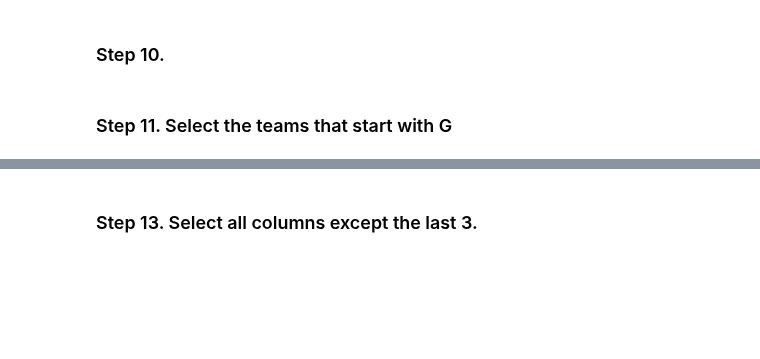
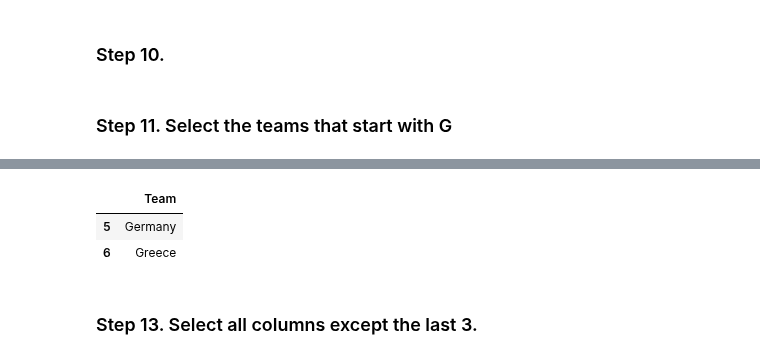
Before and after one commit to AGC79/ONLINE_DS_THEBRDIGE_TRABAJOSAGC, a Jupyter notebook: 2-DATA_ANALYSIS/2-Pandas/Practica/4-Euro12/Euro12_alvaro_guerra_cabello.ipynb, the cells around one changed output, grey strips where cells are left out. Cells and saved outputs as stored; diff of their text form; code cells hidden in the pictures; blank space fills up the shorter version.

```diff
--- a/2-DATA_ANALYSIS/2-Pandas/Practica/4-Euro12/Euro12_alvaro_guerra_cabello.ipynb
+++ b/2-DATA_ANALYSIS/2-Pandas/Practica/4-Euro12/Euro12_alvaro_guerra_cabello.ipynb
@@ -209,2 +232,9 @@ df_discipline.groupby("Team")[["Yellow Cards"]].mean()
+# %%
+# Aplicamos la máscara
+df_euro12[df_euro12["Team"].str.startswith("G")][["Team"]]
+# %% [output]
+|  | Team |
+| 5 | Germany |
+| 6 | Greece |
 # %% [markdown]
 ### Step 13. Select all columns except the last 3.
```
Also changed, not shown: parts of 5 cells of this notebook.
